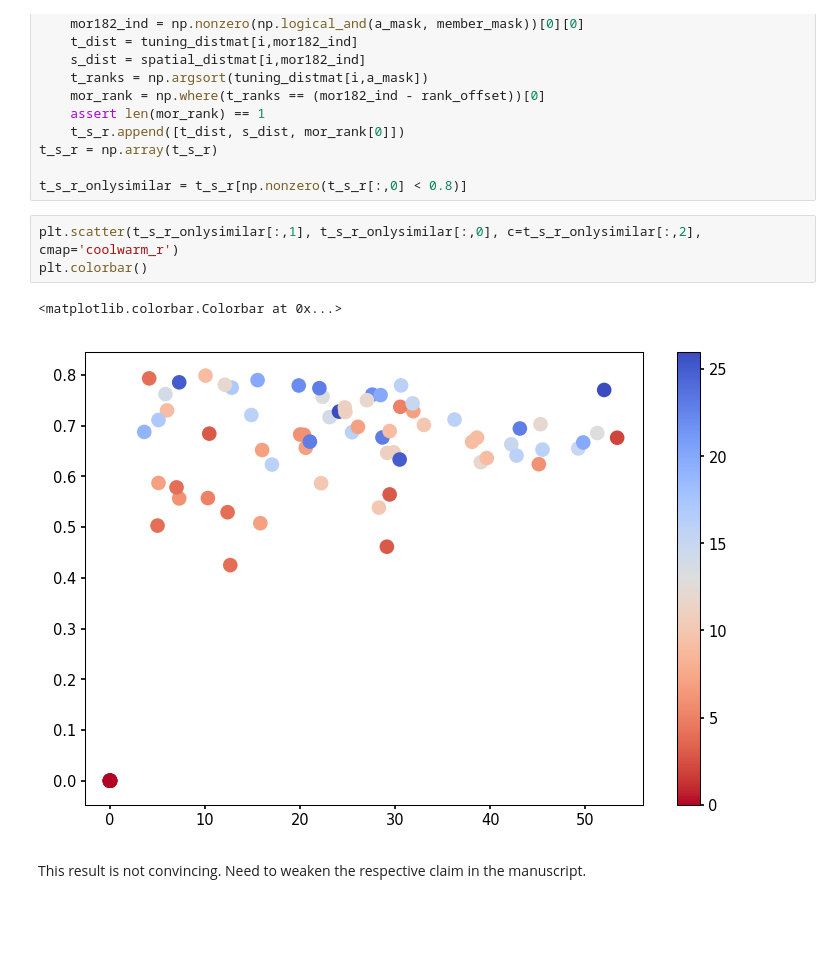
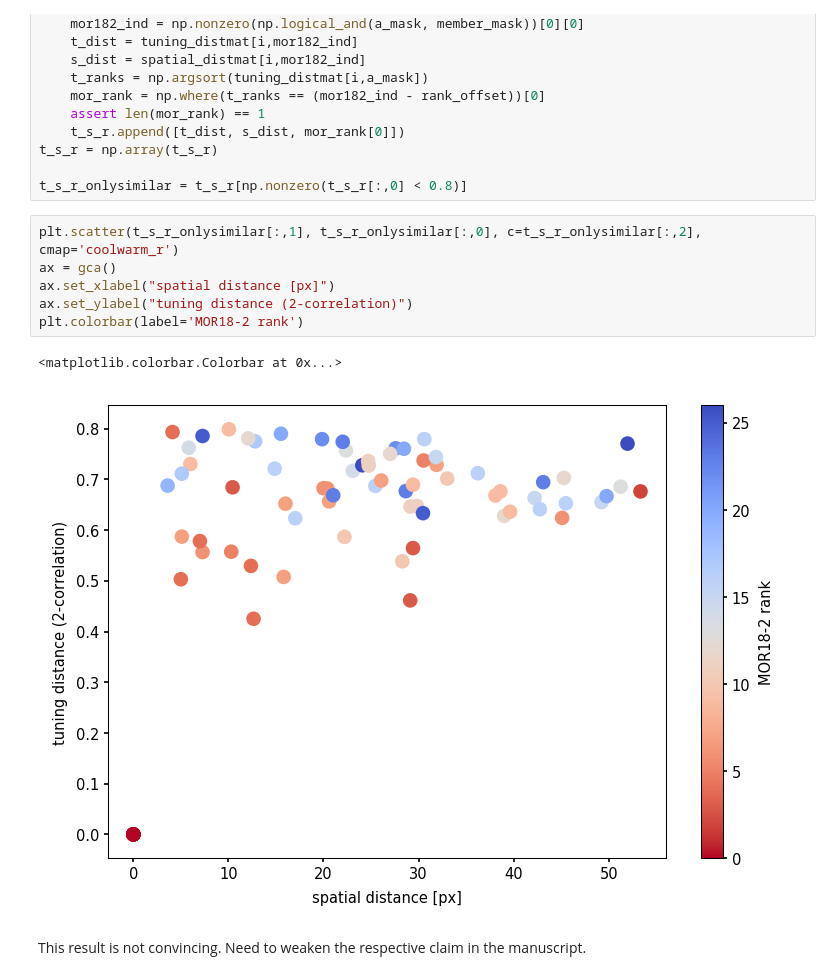
Before and after one commit to Huitzilo/glomcentric_code, a Jupyter notebook: MOB_Fig_tunotopy.ipynb, the cells around one changed output. Cells and saved outputs as stored; diff of their text form; blank space fills up the shorter version.

Commit message:
plot labels

```diff
--- a/MOB_Fig_tunotopy.ipynb
+++ b/MOB_Fig_tunotopy.ipynb
@@ -993,10 +993,13 @@ t_s_r = np.array(t_s_r)
 t_s_r_onlysimilar = t_s_r[np.nonzero(t_s_r[:,0] < 0.8)]
 # %%
 plt.scatter(t_s_r_onlysimilar[:,1], t_s_r_onlysimilar[:,0], c=t_s_r_onlysimilar[:,2], cmap='coolwarm_r')
-plt.colorbar()
+ax = gca()
+ax.set_xlabel("spatial distance [px]")
+ax.set_ylabel("tuning distance (2-correlation)")
+plt.colorbar(label='MOR18-2 rank')
 # %% [output]
 <matplotlib.colorbar.Colorbar at 0x...>
-[figure, old version]
+[figure, new version]
 # %% [markdown]
 This result is not convincing. Need to weaken the respective claim in the manuscript.
 # %% [markdown]
```
